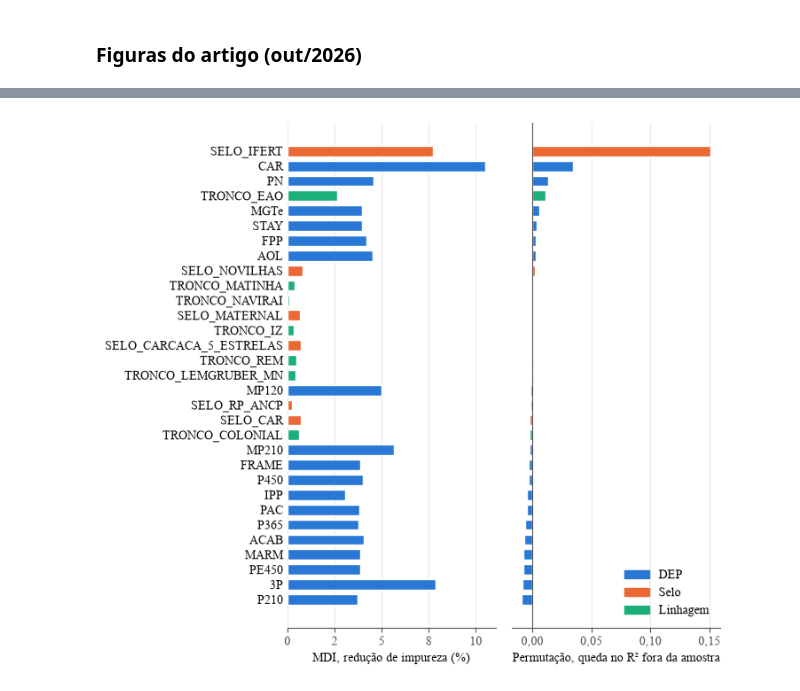
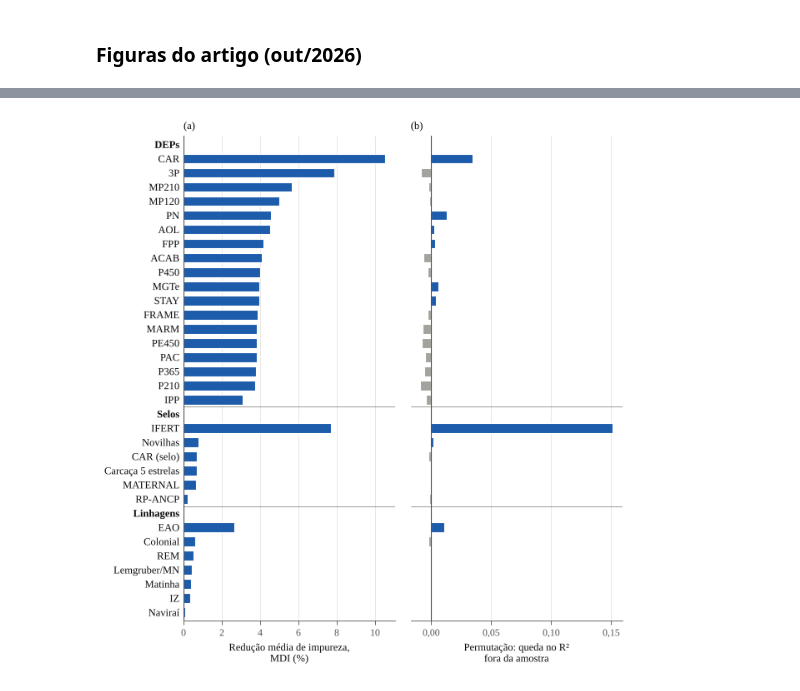
Before and after one commit to Sandro-IFTM/Rafael_Proj04, a Jupyter notebook: 13_multivariada_total.ipynb, the cells around one changed output, grey strips where cells are left out. Cells and saved outputs as stored; diff of their text form; code cells hidden in the pictures.

```diff
--- a/13_multivariada_total.ipynb
+++ b/13_multivariada_total.ipynb
@@ -62,6 +62,9 @@ for col, selo in SELOS_MODELO.items():
 #   "DIPLOMATA" no pedigree eram marcados como linhagem Matinha (18 -> 13 touros). Nas demais linhagens
 #   a contagem não mudou nesta base, mas a busca por palavra inteira evita o mesmo erro em coletas futuras.
 import re
+# Revisão v8 (out/2026): regra única para as 7 linhagens: afixo (palavra inteira) no nome do touro, no pai ou nos avôs.
+#   A EAO consultava também o campo 'criador' e NAVIRAI não exigia palavra inteira; nesta base nenhum touro
+#   muda de classificação com a regra uniforme.
 CAMPOS_PEDIGREE = ['linhagem', 'pai', 'avo_paterno', 'avo_materno', 'NOME']
 
 def marca_tronco(r, padrao, campos=CAMPOS_PEDIGREE):
@@ -72,9 +75,9 @@ def marca_tronco(r, padrao, campos=CAMPOS_PEDIGREE):
 #   padrões dos cadernos 08, 09, 11 e 12. Elas faltavam neste caderno e ficavam fora do ranking global e da
 #   validação, embora o artigo descreva as 7 linhagens.
 troncos = {
-    'TRONCO_EAO': lambda r: marca_tronco(r, r'\bEAO\b', CAMPOS_PEDIGREE + ['criador']),
+    'TRONCO_EAO': lambda r: marca_tronco(r, r'\bEAO\b'),
     'TRONCO_REM': lambda r: marca_tronco(r, r'\bREM\b'),
-    'TRONCO_NAVIRAI': lambda r: marca_tronco(r, r'NAVIRA[IÍ]'),
+    'TRONCO_NAVIRAI': lambda r: marca_tronco(r, r'\bNAVIRA[IÍ]\b'),
     'TRONCO_MATINHA': lambda r: marca_tronco(r, r'\bMAT\b|MATINHA'),
     'TRONCO_COLONIAL': lambda r: marca_tronco(r, r'\bCOL\b|COLONIAL'),
     'TRONCO_LEMGRUBER_MN': lambda r: marca_tronco(r, r'\bMN\b|MUNDO NOVO|LEMGRUBER'),
@@ -138,7 +141,11 @@ ax = sns.barplot(
     legend=False
 )
 
-for p, val in zip(ax.patches, df_imp['Importância (%)']):
+# Revisão v8 (out/2026): rótulo pela largura da própria barra: com hue, a ordem de ax.patches não segue a do DataFrame
+#   e os valores ficavam trocados entre as barras.
+for p in ax.patches:
+    val = p.get_width()
+    if val <= 0: continue
     ax.text(val + 0.4, p.get_y() + p.get_height() / 2, f"{val:.1f}%", va='center', fontsize=9, fontweight='bold')
 
 ax.set_title('Importância Relativa dos Atributos no Preço da Dose (Random Forest)', fontsize=12, loc='left', pad=15)
@@ -761,43 +835,50 @@ plt.show()
 # %%
-# Revisão (out/2026): célula nova. Compara a importância MDI do ranking global com a importância por permutação
-#   (célula de validação acima). São medidas de escalas diferentes: por isso dois painéis, e não dois eixos.
-import os
-import matplotlib as mpl
-import matplotlib.pyplot as plt
-from matplotlib.ticker import FuncFormatter
+# Revisão v8 (out/2026): Figura 4 do artigo refeita. Correções: (1) o eixo da MDI mostrava "0, 2, 5, 8, 10" porque o
+#   formatador sem casas decimais arredondava os ticks de 2,5 e 7,5 (a barra da IFERT, 7,7%, parecia passar de 8);
+#   agora o passo é 2. (2) Os títulos dos dois eixos x se sobrepunham; agora ocupam duas linhas. (3) Atributos agrupados
+#   por dimensão e ordenados pela MDI dentro de cada grupo (antes, a ordem pela permutação deixava o painel da MDI
+#   parecendo desordenado); uma cor só, com valores negativos da permutação em cinza.
+from matplotlib.ticker import MultipleLocator
+import figuras_estilo as fe
+fe.estilo()
 
-# Padrão visual das figuras do artigo: fonte do template (Times New Roman), vírgula decimal, eixos discretos,
-#   uma cor de destaque (azul) e cinza para o restante; o título fica só na legenda do artigo.
-AZUL, LARANJA, VERDE_AGUA = '#2a78d6', '#eb6834', '#1baf7a'
-CINZA, TINTA, TINTA_2 = '#a3a29c', '#0b0b0b', '#52514e'
-mpl.rcParams.update({
-    'font.family': 'serif', 'font.serif': ['Times New Roman', 'DejaVu Serif'], 'font.size': 10,
-    'axes.edgecolor': TINTA_2, 'axes.labelcolor': TINTA, 'xtick.color': TINTA_2, 'ytick.color': TINTA,
-    'axes.spines.top': False, 'axes.spines.right': False, 'axes.grid': True, 'axes.grid.axis': 'x',
-    'grid.color': '#e4e3df', 'axes.axisbelow': True, 'grid.linewidth': 0.6, 'savefig.dpi': 300, 'savefig.bbox': 'tight',
-})
-virgula = lambda casas: FuncFormatter(lambda v, _: f'{v:.{casas}f}'.replace('.', ','))
-os.makedirs('Figuras', exist_ok=True)
+NOME_CURTO = {'SELO_IFERT': 'IFERT', 'SELO_MATERNAL': 'MATERNAL', 'SELO_CAR': 'CAR (selo)',
+              'SELO_CARCACA_5_ESTRELAS': 'Carcaça 5 estrelas', 'SELO_NOVILHAS': 'Novilhas', 'SELO_RP_ANCP': 'RP-ANCP',
+              'TRONCO_EAO': 'EAO', 'TRONCO_REM': 'REM', 'TRONCO_NAVIRAI': 'Naviraí', 'TRONCO_MATINHA': 'Matinha',
+              'TRONCO_COLONIAL': 'Colonial', 'TRONCO_LEMGRUBER_MN': 'Lemgruber/MN', 'TRONCO_IZ': 'IZ'}
+grupos = [('DEPs', DEPS_TODAS), ('Selos', list(SELOS_MODELO.keys())), ('Linhagens', list(troncos.keys()))]
+linhas = []   # (rótulo, variável ou None para o cabeçalho do grupo)
+for g, vs in grupos:
+    linhas.append((g, None))
+    linhas += [(NOME_CURTO.get(v, v.replace('_TOP', '')), v) for v in imp_mdi[vs].sort_values(ascending=False).index]
+linhas = linhas[::-1]   # barh desenha de baixo para cima
+ypos = np.arange(len(linhas))
 
-ordem = imp_perm.sort_values().index
-dimensao = lambda v: 'DEP' if v.endswith('_TOP') else ('Selo' if v.startswith('SELO_') else 'Linhagem')
-cores = {'DEP': AZUL, 'Selo': LARANJA, 'Linhagem': VERDE_AGUA}
-cor_barras = [cores[dimensao(v)] for v in ordem]
-
-# Revisão (out/2026): altura de 5,0 para 7,4 polegadas, para os rótulos das 31 variáveis não se sobreporem.
-fig, (a1, a2) = plt.subplots(1, 2, figsize=(6.3, 7.4), sharey=True, gridspec_kw={'wspace': 0.08})
-a1.barh(range(len(ordem)), imp_mdi[ordem], color=cor_barras, height=0.7, edgecolor='white', linewidth=1)
-a2.barh(range(len(ordem)), imp_perm[ordem], color=cor_barras, height=0.7, edgecolor='white', linewidth=1)
-a2.axvline(0, color=TINTA_2, linewidth=0.8)
-a1.set_yticks(range(len(ordem)), [v.replace('_TOP', '') for v in ordem])
-a1.set_xlabel('MDI, redução de impureza (%)')
-a2.set_xlabel('Permutação, queda no R² fora da amostra')
-a1.xaxis.set_major_formatter(virgula(0))
-a2.xaxis.set_major_formatter(virgula(2))
-for a in (a1, a2):
-    a.tick_params(axis='y', length=0)
-    a.spines['left'].set_visible(False)
-a2.legend(handles=[mpl.patches.Patch(color=c, label=k) for k, c in cores.items()], loc='lower right', frameon=False)
-fig.savefig('Figuras/fig_importancia_mdi_permutacao.png')
+fig, (a1, a2) = plt.subplots(1, 2, figsize=(fe.LARGURA, 6.6), sharey=True, layout='constrained')
+fig.get_layout_engine().set(wspace=0.06)
+for ax, s in ((a1, imp_mdi), (a2, imp_perm)):
+    vals = [s[v] if v else np.nan for _, v in linhas]
+    cores = [fe.AZUL if (v and s[v] > 0) else fe.CINZA for _, v in linhas]
+    ax.barh(ypos, vals, color=cores, height=0.68, edgecolor='white', linewidth=0.8)
+    ax.axvline(0, color=fe.TINTA_2, linewidth=0.8)
+    ax.tick_params(axis='y', length=0)
+    ax.spines['left'].set_visible(False)
+    for yy, (_, v) in zip(ypos, linhas):
+        if v is None and yy < len(linhas) - 1:
+            ax.axhline(yy + 0.5, color=fe.TINTA_2, linewidth=0.4)
+a1.set_yticks(ypos, [r for r, _ in linhas])
+for t, (_, v) in zip(a1.get_yticklabels(), linhas):
+    if v is None:
+        t.set_fontweight('bold')
+a1.set_ylim(-0.6, len(linhas) - 0.4)
+a1.xaxis.set_major_locator(MultipleLocator(2))
+a1.xaxis.set_major_formatter(fe.virgula(0))
+a2.xaxis.set_major_locator(MultipleLocator(0.05))
+a2.xaxis.set_major_formatter(fe.virgula(2))
+a1.set_xlabel('Redução média de impureza,\nMDI (%)')
+a2.set_xlabel('Permutação: queda no R²\nfora da amostra')
+a1.set_title('(a)', loc='left', fontsize=9, fontweight='normal')
+a2.set_title('(b)', loc='left', fontsize=9, fontweight='normal')
+fe.salvar(fig, 'fig_importancia_mdi_permutacao.png')
 plt.show()
 # %% [output]
@@ -804 +886 @@ plt.show()
-[figure, old version]
+[figure, new version]
```
Also changed, not shown: parts of 11 cells of this notebook, 20 other files.
